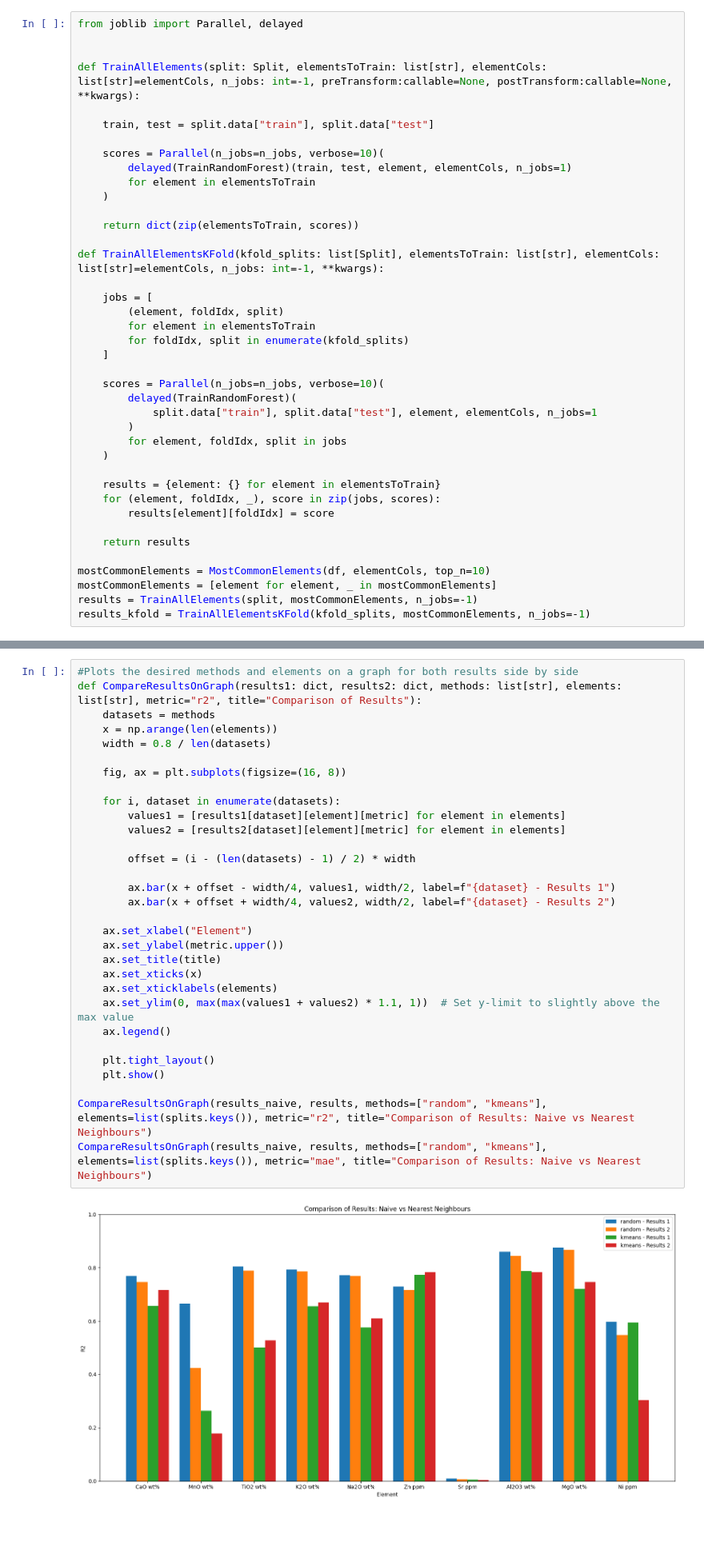
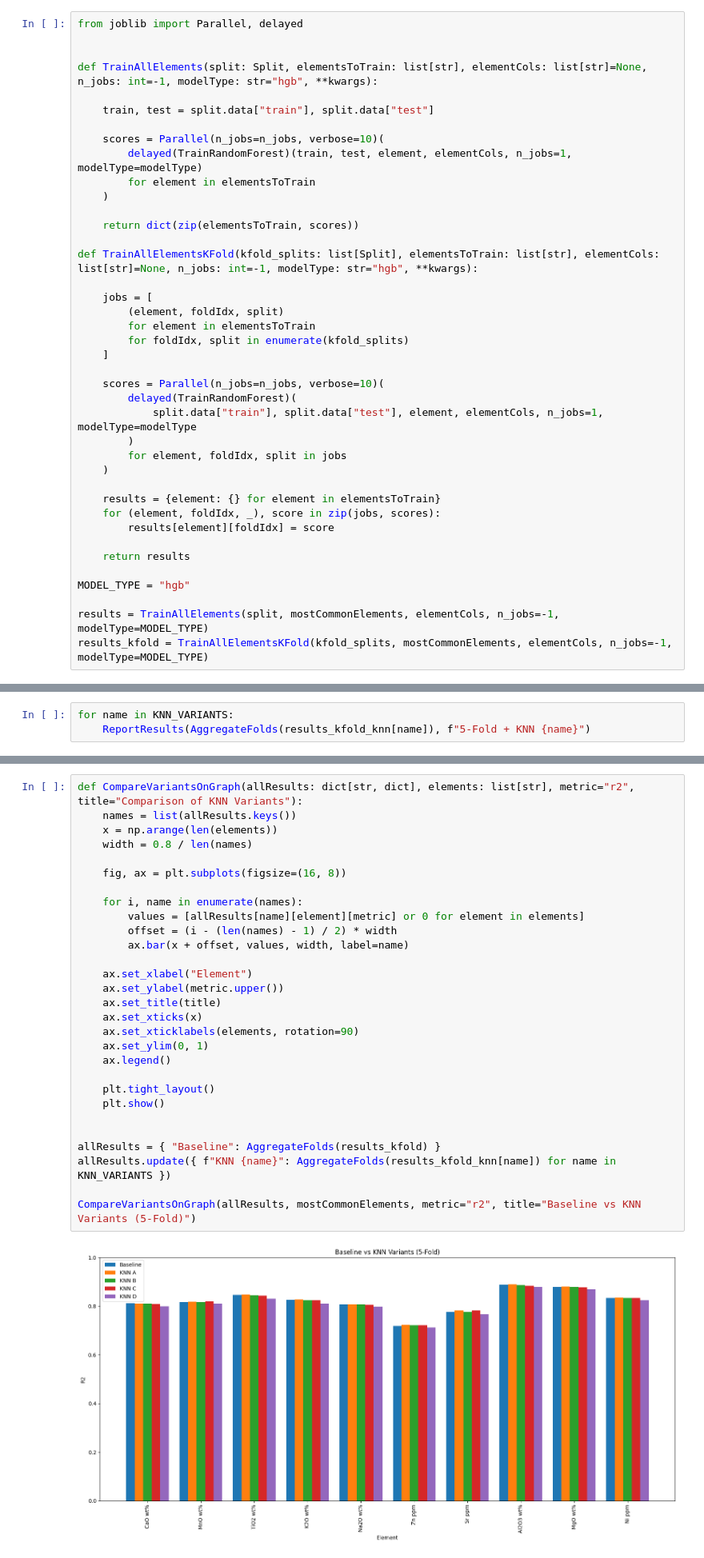
Before and after one commit to salvador-palma/GEUS-Geochemical-Analysis, a Jupyter notebook: 2. Random Forest.ipynb, the cells around one changed output, grey strips where cells are left out. Shown at 80% size. Drawn from its saved outputs; the diff is of its cells as text; blank space fills up the shorter version.

```diff
--- a/2. Random Forest.ipynb
+++ b/2. Random Forest.ipynb
@@ -159,18 +175,18 @@ MAE: 0.1641
 from joblib import Parallel, delayed
 
 
-def TrainAllElements(split: Split, elementsToTrain: list[str], elementCols: list[str]=elementCols, n_jobs: int=-1, preTransform:callable=None, postTransform:callable=None, **kwargs):
+def TrainAllElements(split: Split, elementsToTrain: list[str], elementCols: list[str]=None, n_jobs: int=-1, modelType: str="hgb", **kwargs):
 
     train, test = split.data["train"], split.data["test"]
 
     scores = Parallel(n_jobs=n_jobs, verbose=10)(
-        delayed(TrainRandomForest)(train, test, element, elementCols, n_jobs=1)
+        delayed(TrainRandomForest)(train, test, element, elementCols, n_jobs=1, modelType=modelType)
         for element in elementsToTrain
     )
 
     return dict(zip(elementsToTrain, scores))
 
-def TrainAllElementsKFold(kfold_splits: list[Split], elementsToTrain: list[str], elementCols: list[str]=elementCols, n_jobs: int=-1, **kwargs):
+def TrainAllElementsKFold(kfold_splits: list[Split], elementsToTrain: list[str], elementCols: list[str]=None, n_jobs: int=-1, modelType: str="hgb", **kwargs):
 
     jobs = [
         (element, foldIdx, split)
@@ -180,7 +196,7 @@ def TrainAllElementsKFold(kfold_splits: list[Split], elementsToTrain: list[str],
 
     scores = Parallel(n_jobs=n_jobs, verbose=10)(
         delayed(TrainRandomForest)(
-            split.data["train"], split.data["test"], element, elementCols, n_jobs=1
+            split.data["train"], split.data["test"], element, elementCols, n_jobs=1, modelType=modelType
         )
         for element, foldIdx, split in jobs
     )
@@ -191,9 +207,9 @@ def TrainAllElementsKFold(kfold_splits: list[Split], elementsToTrain: list[str],
 
     return results
 
-mostCommonElements = MostCommonElements(df, elementCols, top_n=10)
-mostCommonElements = [element for element, _ in mostCommonElements]
-results = TrainAllElements(split, mostCommonElements, n_jobs=-1)
-results_kfold = TrainAllElementsKFold(kfold_splits, mostCommonElements, n_jobs=-1)
+MODEL_TYPE = "hgb"
+
+results = TrainAllElements(split, mostCommonElements, elementCols, n_jobs=-1, modelType=MODEL_TYPE)
+results_kfold = TrainAllElementsKFold(kfold_splits, mostCommonElements, elementCols, n_jobs=-1, modelType=MODEL_TYPE)
 # %% [output]
 [Parallel(n_jobs=-1)]: Using backend LokyBackend with 8 concurrent workers.
@@ -551,0 +551,3 @@ Pooled R2 Score (log10):   0.7824
+# %%
+for name in KNN_VARIANTS:
+    ReportResults(AggregateFolds(results_kfold_knn[name]), f"5-Fold + KNN {name}")
@@ -552,35 +572,33 @@ Pooled R2 Score (log10):   0.7824
 # %% [markdown]
 ### Results Comparison
 # %%
-#Plots the desired methods and elements on a graph for both results side by side
-def CompareResultsOnGraph(results1: dict, results2: dict, methods: list[str], elements: list[str], metric="r2", title="Comparison of Results"):
-    datasets = methods
+def CompareVariantsOnGraph(allResults: dict[str, dict], elements: list[str], metric="r2", title="Comparison of KNN Variants"):
+    names = list(allResults.keys())
     x = np.arange(len(elements))
-    width = 0.8 / len(datasets)
+    width = 0.8 / len(names)
 
     fig, ax = plt.subplots(figsize=(16, 8))
 
-    for i, dataset in enumerate(datasets):
-        values1 = [results1[dataset][element][metric] for element in elements]
-        values2 = [results2[dataset][element][metric] for element in elements]
-
-        offset = (i - (len(datasets) - 1) / 2) * width
-
-        ax.bar(x + offset - width/4, values1, width/2, label=f"{dataset} - Results 1")
-        ax.bar(x + offset + width/4, values2, width/2, label=f"{dataset} - Results 2")
+    for i, name in enumerate(names):
+        values = [allResults[name][element][metric] or 0 for element in elements]
+        offset = (i - (len(names) - 1) / 2) * width
+        ax.bar(x + offset, values, width, label=name)
 
     ax.set_xlabel("Element")
     ax.set_ylabel(metric.upper())
     ax.set_title(title)
     ax.set_xticks(x)
-    ax.set_xticklabels(elements)
-    ax.set_ylim(0, max(max(values1 + values2) * 1.1, 1))  # Set y-limit to slightly above the max value
+    ax.set_xticklabels(elements, rotation=90)
+    ax.set_ylim(0, 1)
     ax.legend()
 
     plt.tight_layout()
     plt.show()
 
-CompareResultsOnGraph(results_naive, results, methods=["random", "kmeans"], elements=list(splits.keys()), metric="r2", title="Comparison of Results: Naive vs Nearest Neighbours")
-CompareResultsOnGraph(results_naive, results, methods=["random", "kmeans"], elements=list(splits.keys()), metric="mae", title="Comparison of Results: Naive vs Nearest Neighbours")
+
+allResults = { "Baseline": AggregateFolds(results_kfold) }
+allResults.update({ f"KNN {name}": AggregateFolds(results_kfold_knn[name]) for name in KNN_VARIANTS })
+
+CompareVariantsOnGraph(allResults, mostCommonElements, metric="r2", title="Baseline vs KNN Variants (5-Fold)")
 # %% [output]
-[figure, old version]
+[figure, new version]
```
Also changed, not shown: parts of 29 cells of this notebook, 36 other files.
